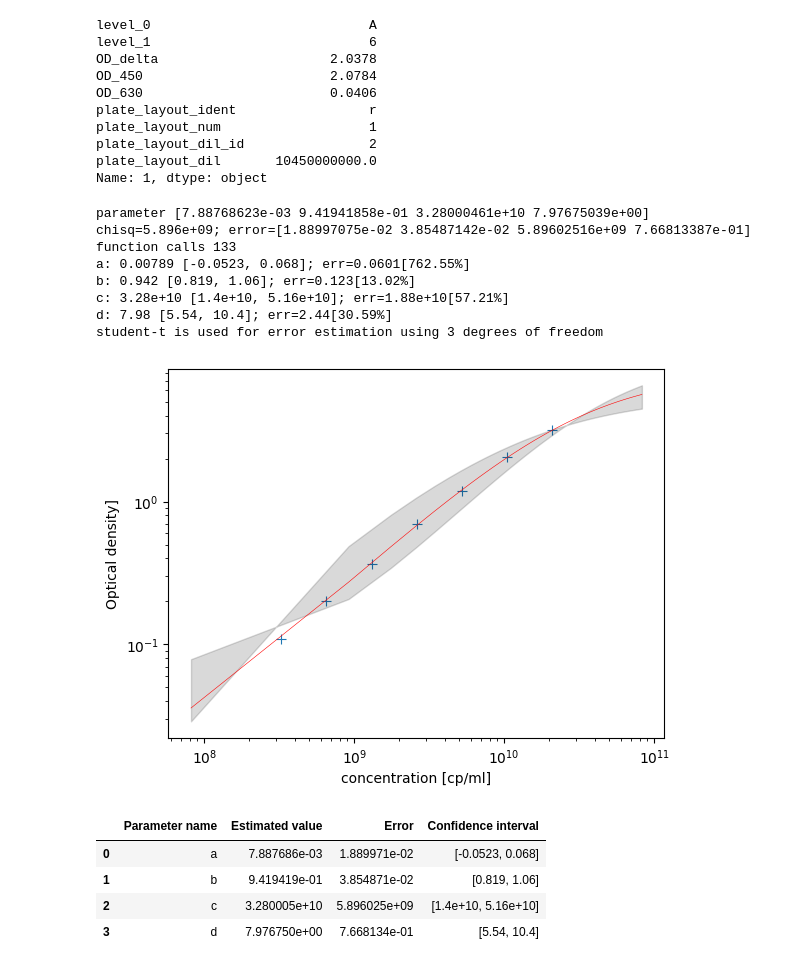
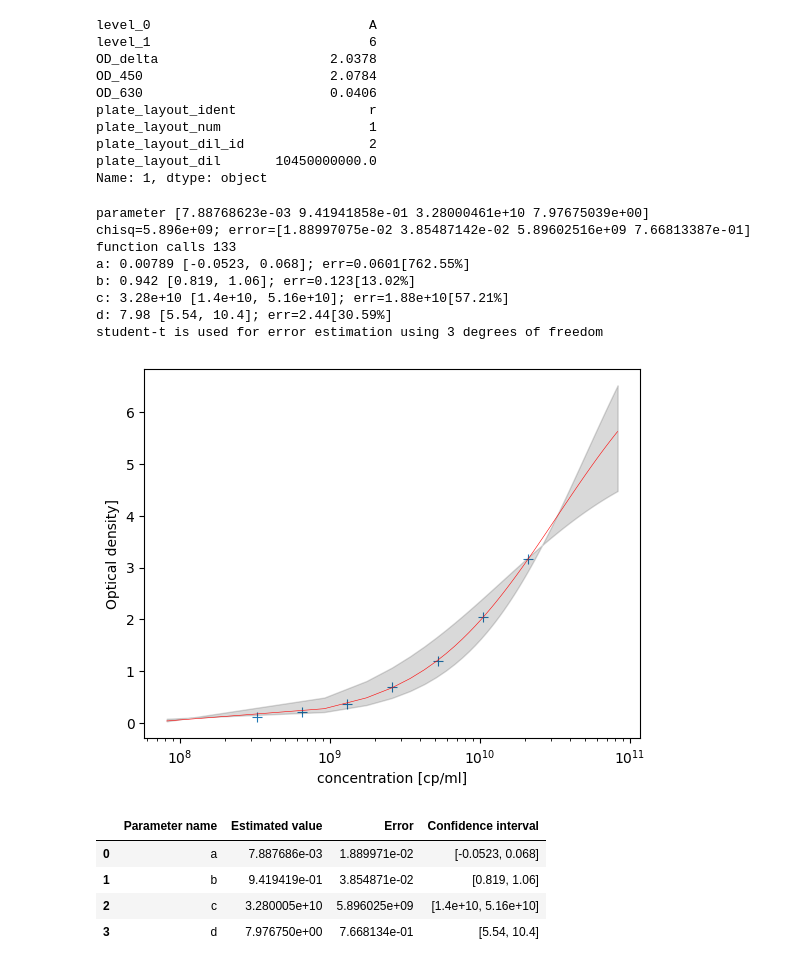
Before and after one commit to igicerovsky/elisa-report, a Jupyter notebook: report_notebook_steps_inplace.ipynb, the cells around one changed output. Saved outputs shown, nothing was run; the diff lists cells and outputs as text; code cells hidden in the pictures.

```diff
--- a/report_notebook_steps_inplace.ipynb
+++ b/report_notebook_steps_inplace.ipynb
@@ -445,7 +445,6 @@ def fit_image(x, y, popt, pcov, file_path, confidence_interval=CONFIDENCE_INTERV
     plt.scatter(x.drop(rm_index, axis=0), y.drop(rm_index, axis=0), marker='+', s=48, linewidths=0.8, label='data')
     plt.scatter(x.iloc[rm_index], y.iloc[rm_index], marker='.', s=48, linewidths=0.8, label='data')
     plt.xscale('log')
-    plt.yscale('log')
 
     alpha = (100.0 - confidence_interval) / 100.0
     n = len(y)    # number of data points
@@ -474,34 +473,34 @@ def fit_image(x, y, popt, pcov, file_path, confidence_interval=CONFIDENCE_INTERV
     num_pts = 100
     x_min = x.min() / interval_ratio
     x_max = x.max() * interval_ratio
     t = np.arange(x_min, x_max, (x_max - x_min) / num_pts)
     plt.plot(t, fitdata.func(t, *popt), 'r-',
                 label='fit: a=%f, b=%f, c=%f, d=%f' % tuple(popt),
                 linewidth=0.4)
     plt.xlabel('concentration [cp/ml]')
     plt.ylabel('Optical density]')
 
 
     bound_upper = fitdata.func(t, *popt_high)
     bound_lower = fitdata.func(t, *popt_low)
     # plotting the confidence intervals
     plt.fill_between(t, bound_lower, bound_upper,
                     color = 'black', alpha = 0.15)
     if file_path != None:
          plt.savefig(file_path)
     plt.show()
 
 fit_image(x, y, popt, pcov, "./result/fit.png", confidence='student-t', rm_index=[])
 # %% [output]
 parameter [7.88768623e-03 9.41941858e-01 3.28000461e+10 7.97675039e+00]
 chisq=5.896e+09; error=[1.88997075e-02 3.85487142e-02 5.89602516e+09 7.66813387e-01]
 function calls 133
 a: 0.00789 [-0.0523, 0.068]; err=0.0601[762.55%]
 b: 0.942 [0.819, 1.06]; err=0.123[13.02%]
 c: 3.28e+10 [1.4e+10, 5.16e+10]; err=1.88e+10[57.21%]
 d: 7.98 [5.54, 10.4]; err=2.44[30.59%]
 student-t is used for error estimation using 3 degrees of freedom
-[figure, old version]
+[figure, new version]
 # %%
 def fit_sheet(popt, pcov, confidence_interval=95.0):
     # `confidence_interval` 95% confidence interval = 100*(1-alpha)
```
Also changed, not shown: parts of 7 cells of this notebook.
